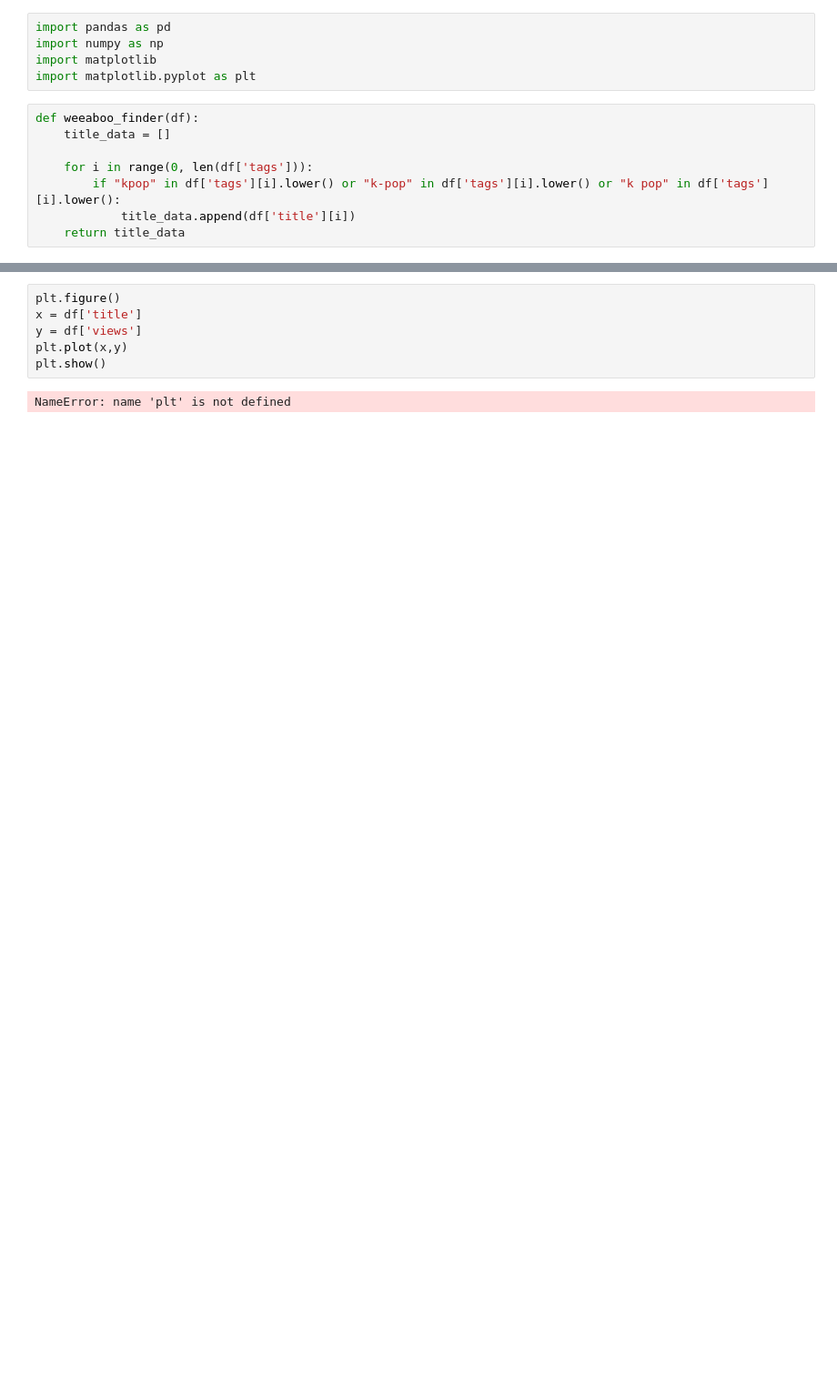
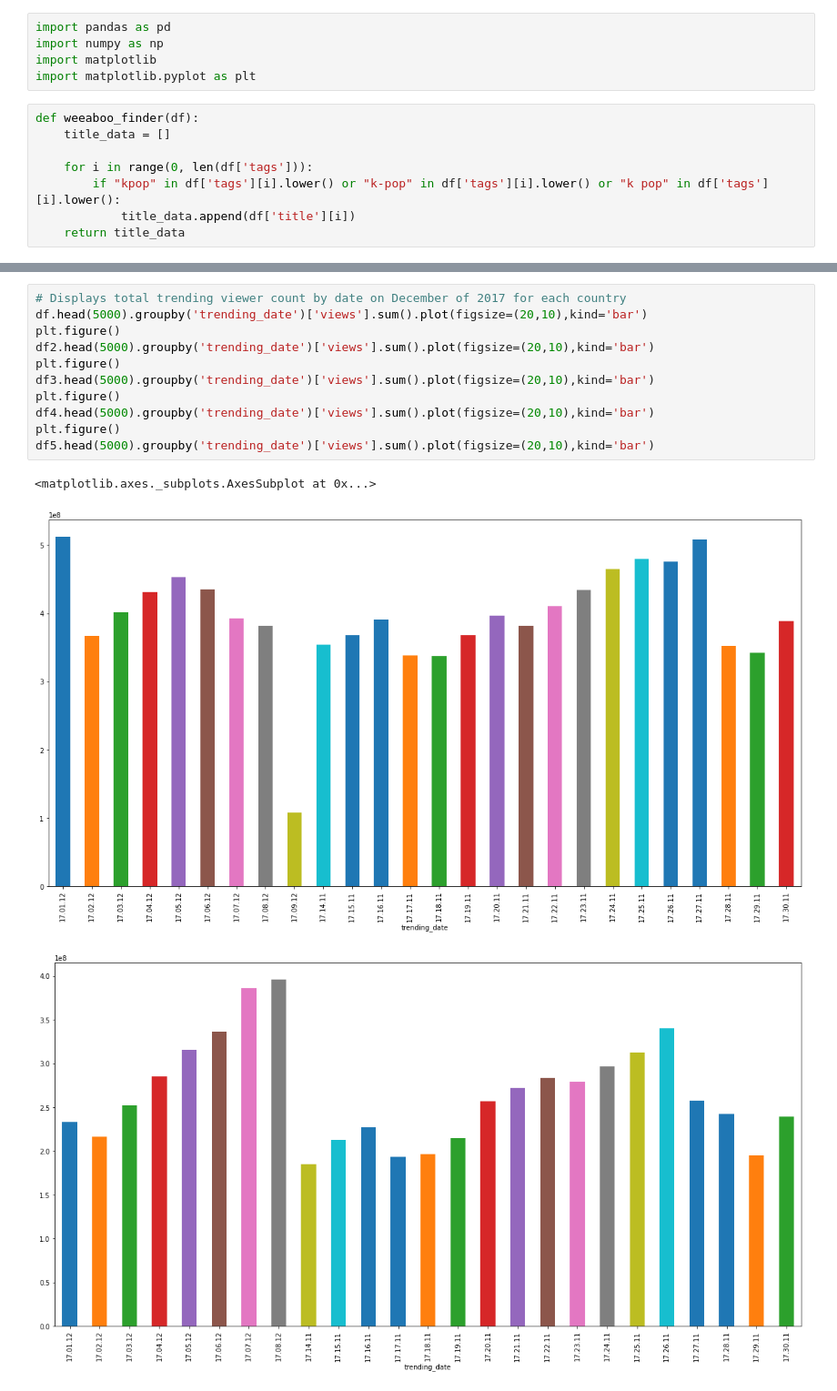
Before and after one commit to Sir-Baconn/Game-Analysis, a Jupyter notebook: Ralph.ipynb, the cells around one changed output, grey strips where cells are left out. Shown at 91% size. Saved outputs shown, nothing was run; the diff lists cells and outputs as text; blank space fills up the shorter version.

Commit message:
Fixed plots

```diff
--- a/Ralph.ipynb
+++ b/Ralph.ipynb
@@ -41,8 +61,15 @@ Number of CA Kpop: 124
-# %%
-plt.figure()
-x = df['title']
-y = df['views']
-plt.plot(x,y)
-plt.show()
-# %% [output]
-NameError: name 'plt' is not defined
+# %%
+# Displays total trending viewer count by date on December of 2017 for each country
+df.head(5000).groupby('trending_date')['views'].sum().plot(figsize=(20,10),kind='bar')
+plt.figure()
+df2.head(5000).groupby('trending_date')['views'].sum().plot(figsize=(20,10),kind='bar')
+plt.figure()
+df3.head(5000).groupby('trending_date')['views'].sum().plot(figsize=(20,10),kind='bar')
+plt.figure()
+df4.head(5000).groupby('trending_date')['views'].sum().plot(figsize=(20,10),kind='bar')
+plt.figure()
+df5.head(5000).groupby('trending_date')['views'].sum().plot(figsize=(20,10),kind='bar')
+# %% [output]
+<matplotlib.axes._subplots.AxesSubplot at 0x...>
+[figure, added]
+[figure, added]
```
Also changed, not shown: parts of 3 cells of this notebook.
